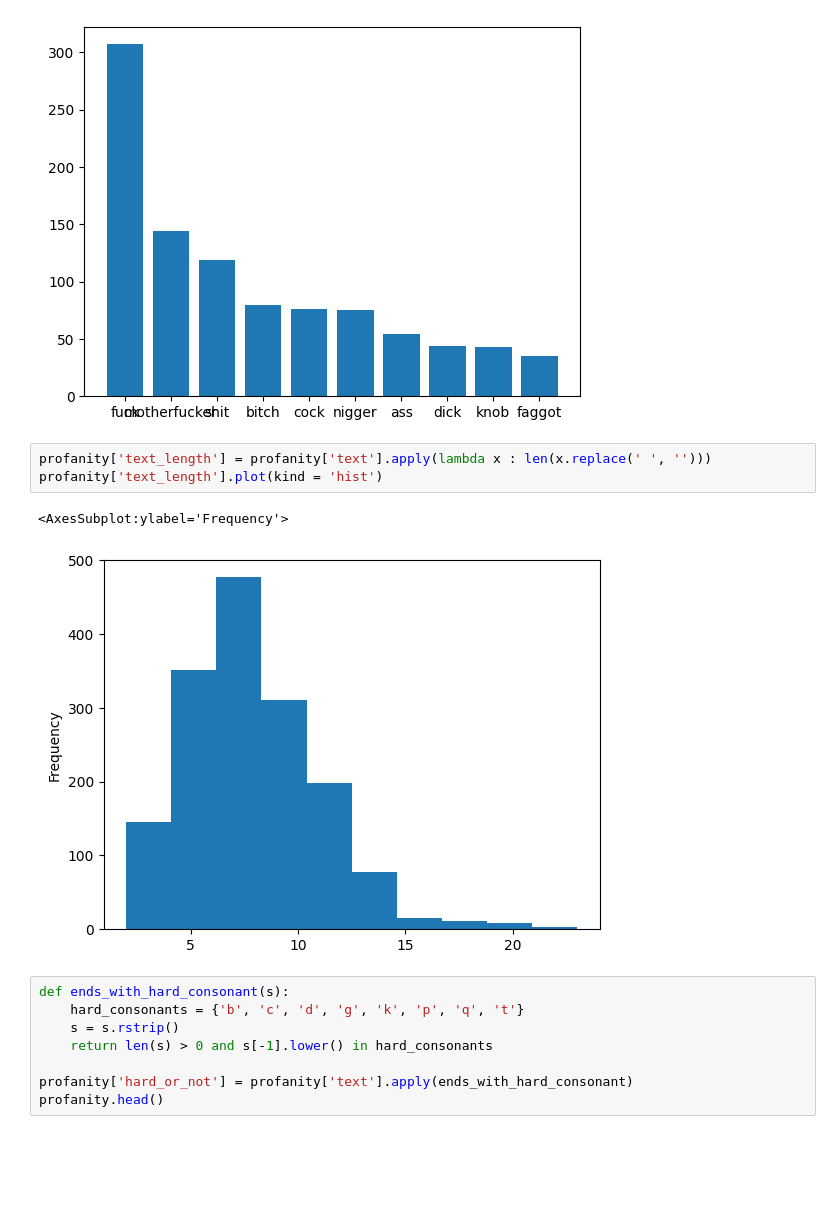
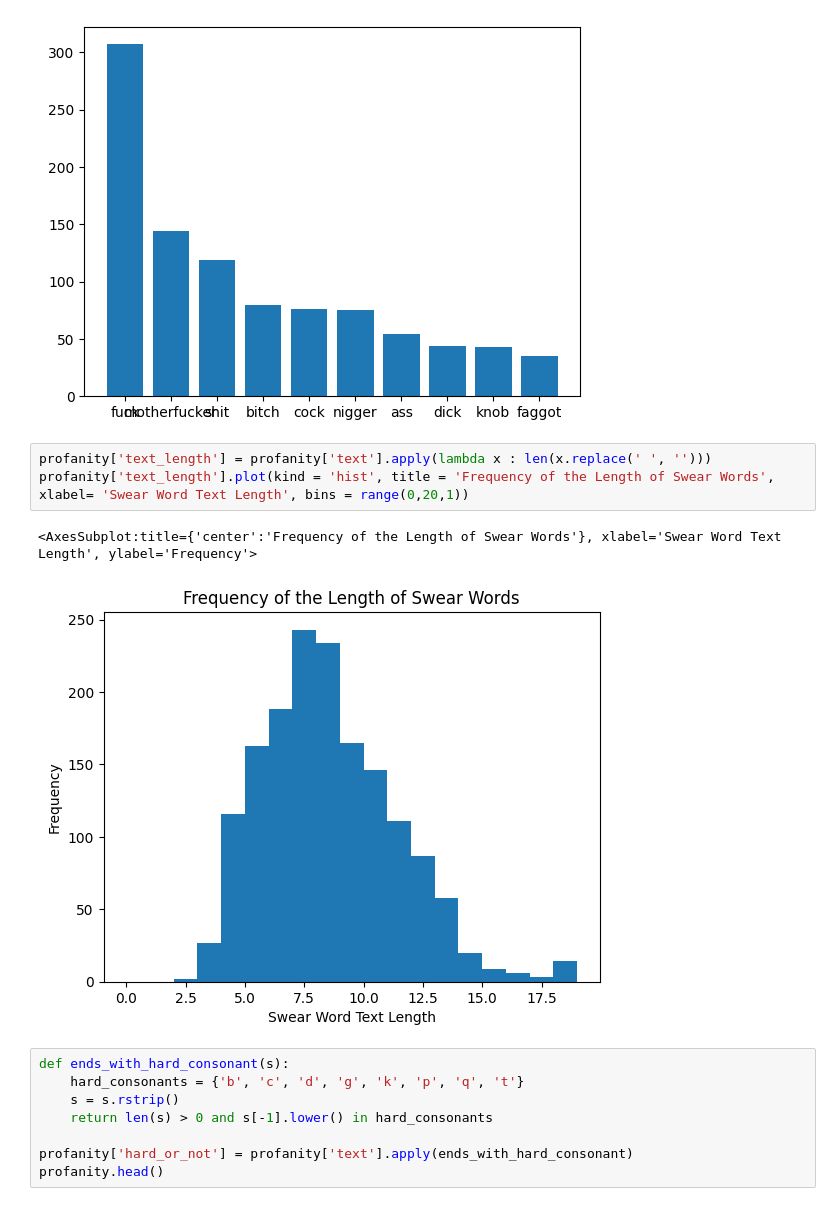
Before and after one commit to BillWang04/swear_word_analysis, a Jupyter notebook: analysis.ipynb, the cells around one changed output. Saved outputs shown, nothing was run; the diff lists cells and outputs as text; blank space fills up the shorter version.

```diff
--- a/analysis.ipynb
+++ b/analysis.ipynb
@@ -72,10 +72,10 @@ plt.bar(dict(most_common_values).keys(), dict(most_common_values).values())
 [figure]
 # %%
 profanity['text_length'] = profanity['text'].apply(lambda x : len(x.replace(' ', '')))
-profanity['text_length'].plot(kind = 'hist')
+profanity['text_length'].plot(kind = 'hist', title = 'Frequency of the Length of Swear Words', xlabel= 'Swear Word Text Length', bins = range(0,20,1))
 # %% [output]
-<AxesSubplot:ylabel='Frequency'>
+<AxesSubplot:title={'center':'Frequency of the Length of Swear Words'}, xlabel='Swear Word Text Length', ylabel='Frequency'>
-[figure, old version]
+[figure, new version]
 # %%
 def ends_with_hard_consonant(s):
     hard_consonants = {'b', 'c', 'd', 'g', 'k', 'p', 'q', 't'}
```
Also changed, not shown: parts of 31 cells of this notebook, 1 other file.
